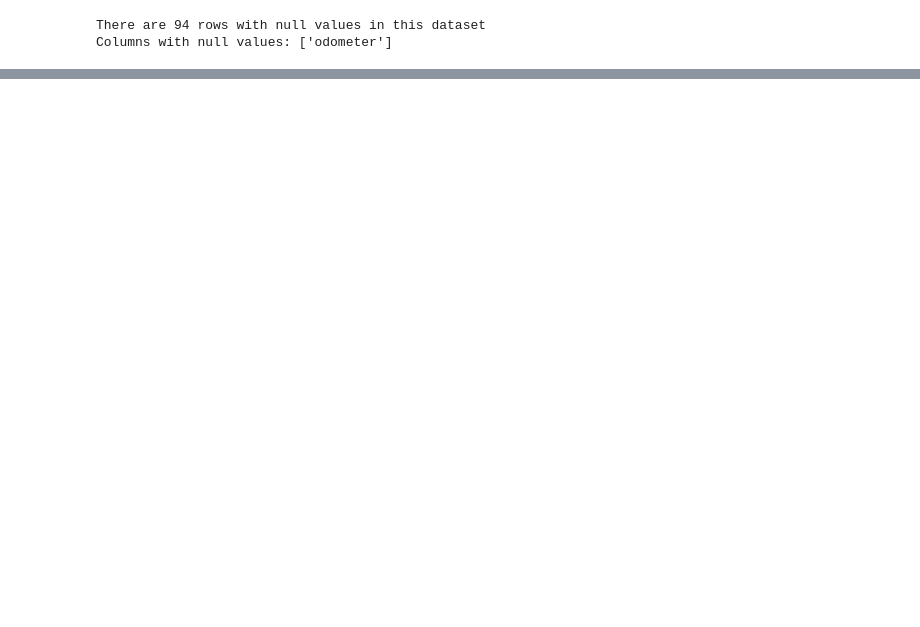
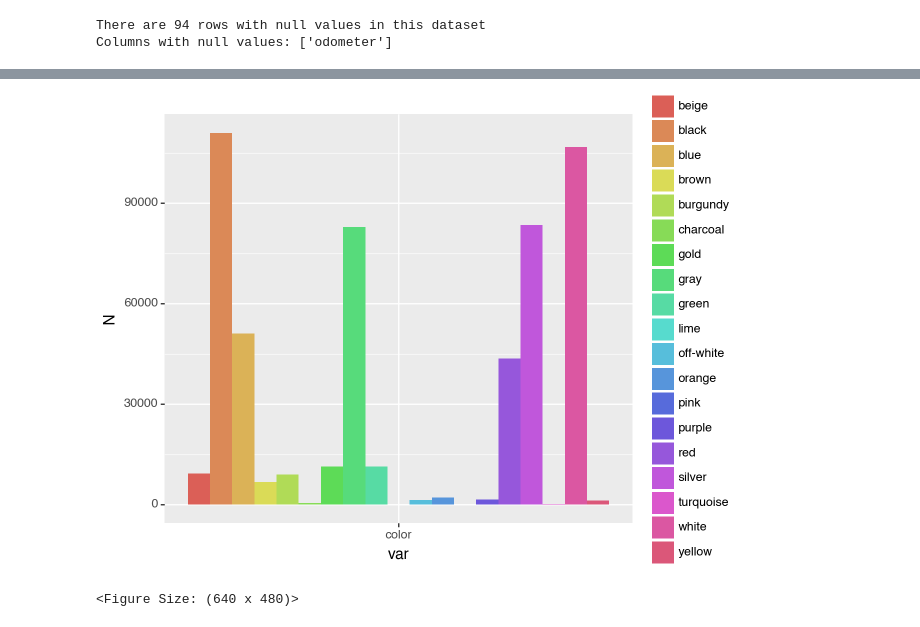
Before and after one commit to MJHMStein/AI_Methods, a Jupyter notebook: car_prices/EDA.ipynb, the cells around one changed output, grey strips where cells are left out. Saved outputs shown, nothing was run; the diff lists cells and outputs as text; code cells hidden in the pictures; blank space fills up the shorter version.

```diff
--- a/car_prices/EDA.ipynb
+++ b/car_prices/EDA.ipynb
@@ -190,0 +297,10 @@ There are 0 rows with null values in this dataset.
+# %%
+def generate_freq_plot(freq_table):
+    return (
+        ggplot(freq_table, aes(x='var', y='N', fill='category')) +
+        geom_col(stat='identity', position='dodge')
+    )
+generate_freq_plot(generate_freq_table((prices_df), [ 'color']))
+# %% [output]
+[figure, added]
+<Figure Size: (640 x 480)>
```
Also changed, not shown: parts of 22 cells of this notebook.
